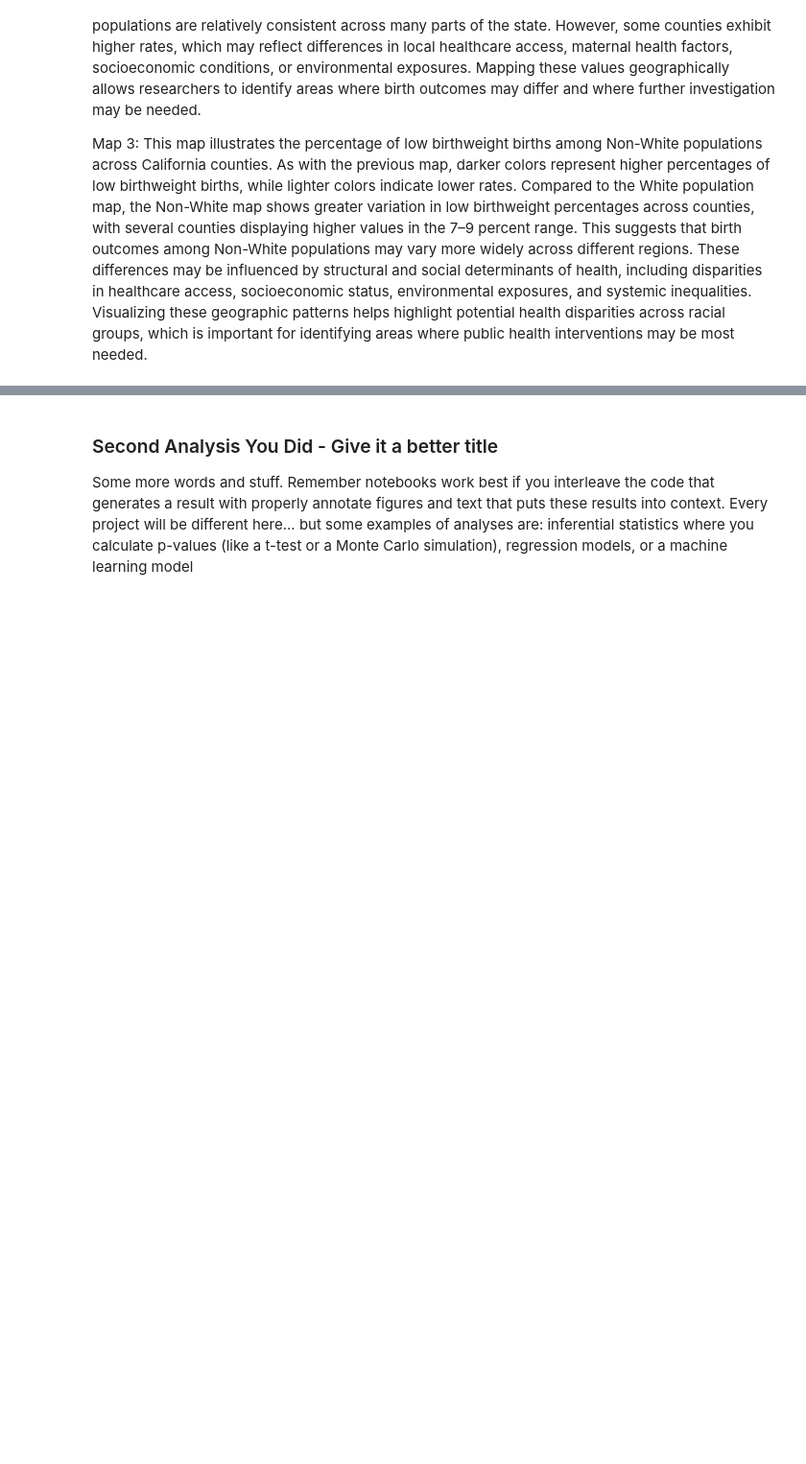
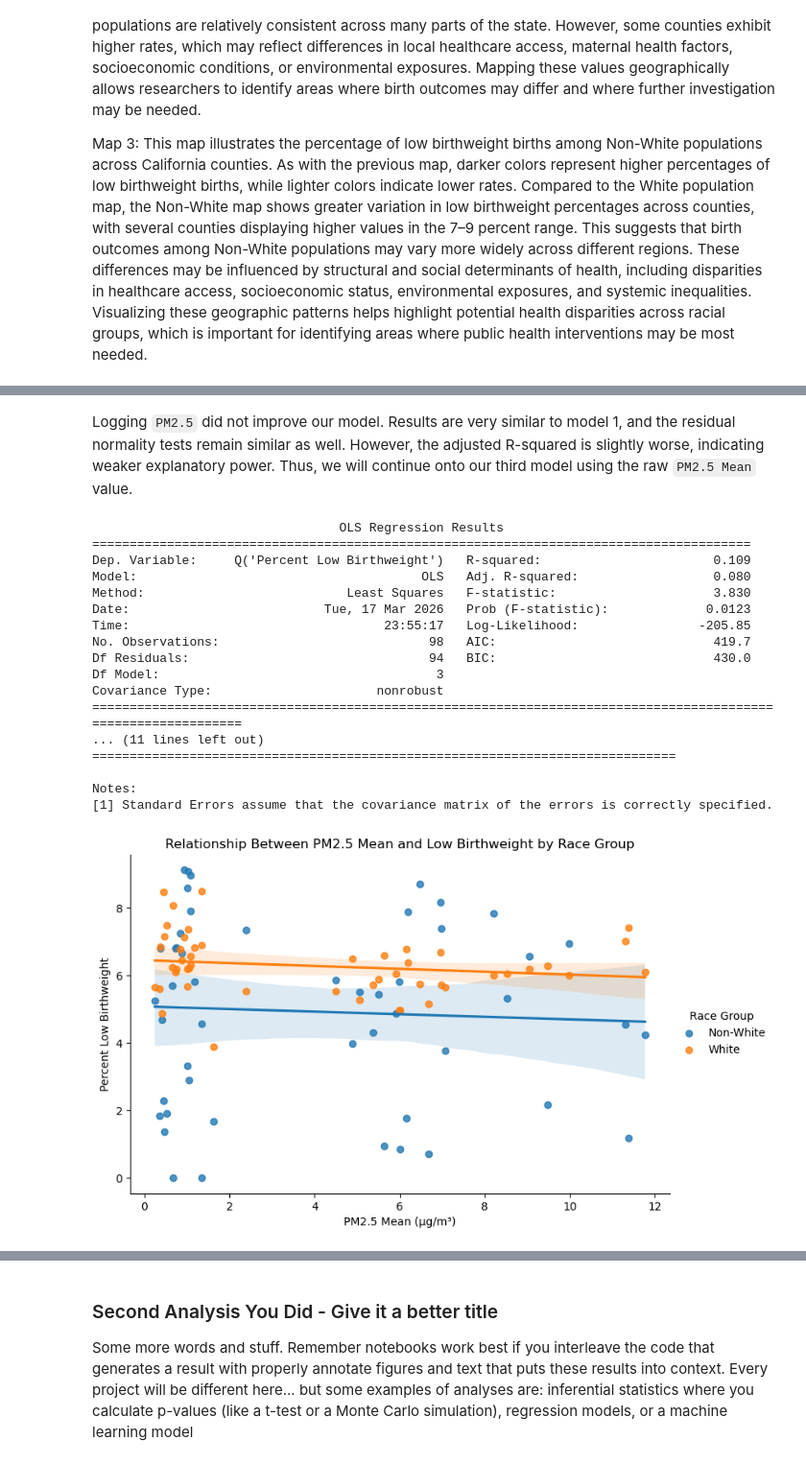
Before and after one commit to COGS108/Group095_WI26, a Jupyter notebook: 03-FinalProject.ipynb, the cells around one changed output, grey strips where cells are left out. Shown at 96% size. Drawn from its saved outputs; the diff is of its cells as text; code cells hidden in the pictures; blank space fills up the shorter version.

```diff
--- a/03-FinalProject.ipynb
+++ b/03-FinalProject.ipynb
@@ -581,0 +952,2 @@ Some more words and stuff.  Remember notebooks work best if you interleave the c
+# %%
+per_county["PM2.5 Mean Log"] = np.log10(per_county["PM2.5 Mean"] + 0.01)
@@ -581,0 +1008,30 @@ Some more words and stuff.  Remember notebooks work best if you interleave the c
+# %% [markdown]
+Logging `PM2.5` did not improve our model. Results are very similar to model 1, and the residual normality tests remain similar as well. However, the adjusted R-squared is slightly worse, indicating weaker explanatory power. Thus, we will continue onto our third model using the raw `PM2.5 Mean` value.
+# %%
+model3 = smf.ols("Q('Percent Low Birthweight') ~ Q('PM2.5 Mean') * C(Q('Race Group'))", data=per_county).fit()
+print(model3.summary())
+# Let's also visualize this
+sns.lmplot(data = per_county, x='PM2.5 Mean', y='Percent Low Birthweight', hue='Race Group', aspect=1.5)
+plt.title("Relationship Between PM2.5 Mean and Low Birthweight by Race Group")
+plt.xlabel("PM2.5 Mean (µg/m³)")
+plt.ylabel("Percent Low Birthweight")
+plt.show()
+# %% [output]
+                                 OLS Regression Results
+========================================================================================
+Dep. Variable:     Q('Percent Low Birthweight')   R-squared:                       0.109
+Model:                                      OLS   Adj. R-squared:                  0.080
+Method:                           Least Squares   F-statistic:                     3.830
+Date:                          Tue, 17 Mar 2026   Prob (F-statistic):             0.0123
+Time:                                  23:55:17   Log-Likelihood:                -205.85
+No. Observations:                            98   AIC:                             419.7
+Df Residuals:                                94   BIC:                             430.0
+Df Model:                                     3
+Covariance Type:                      nonrobust
+===============================================================================================================
+... (11 lines left out)
+==============================================================================
+
+Notes:
+[1] Standard Errors assume that the covariance matrix of the errors is correctly specified.
+[figure, added]
```
Also changed, not shown: parts of 48 cells of this notebook.
